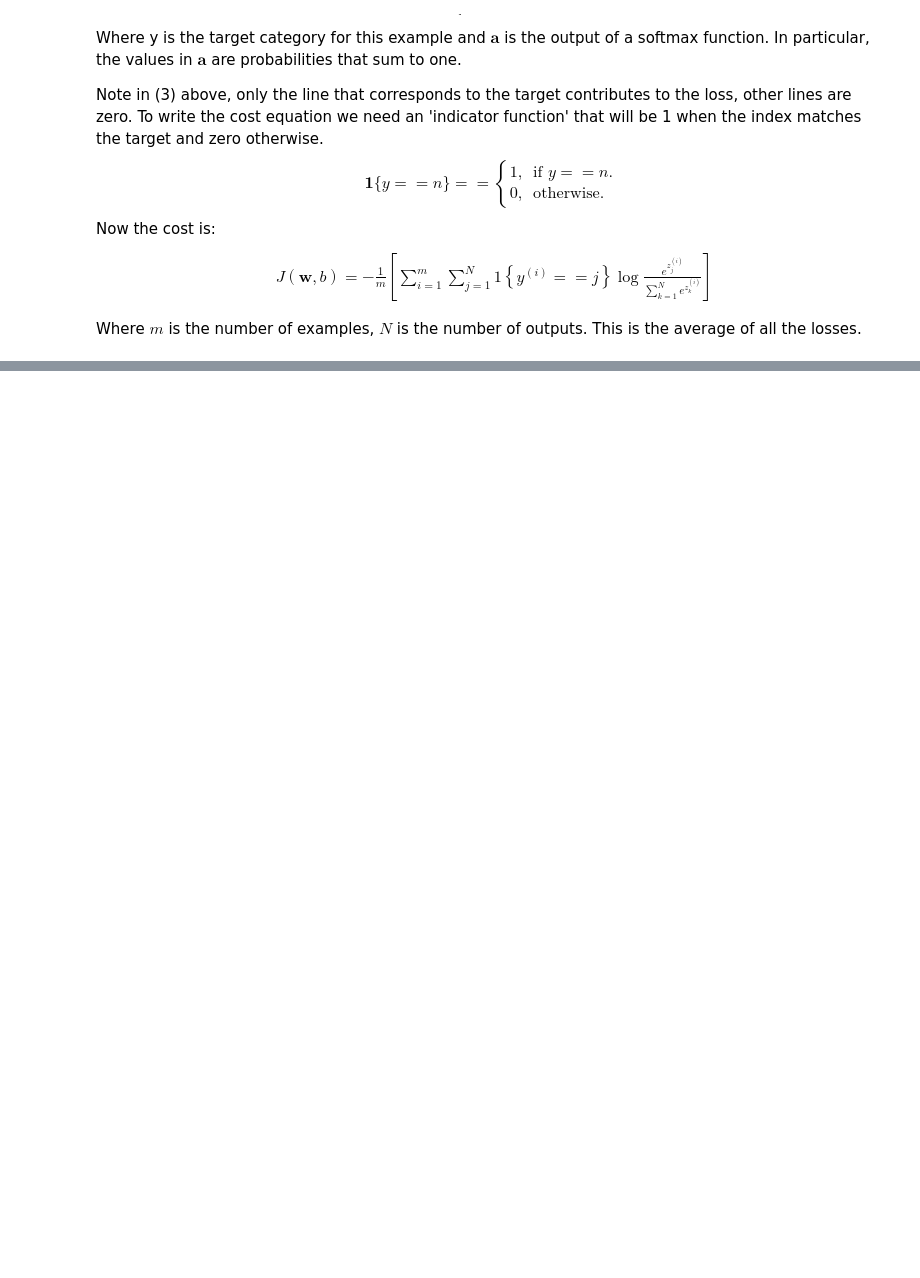
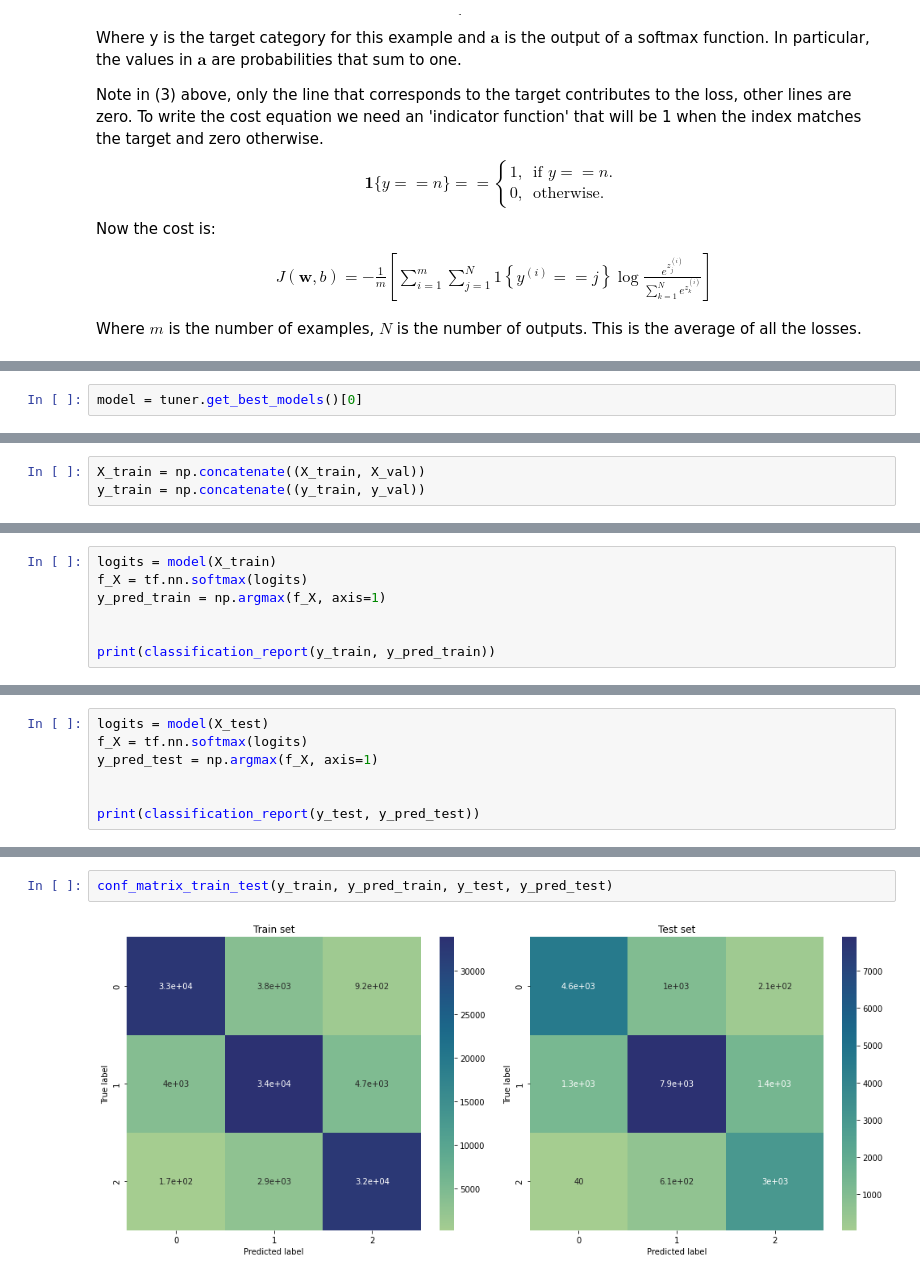
Before and after one commit to Wronsmin/ML_Project, a Jupyter notebook: src/NN.ipynb, the cells around one changed output, grey strips where cells are left out. Saved outputs shown, nothing was run; the diff lists cells and outputs as text; blank space fills up the shorter version.

```diff
--- a/src/NN.ipynb
+++ b/src/NN.ipynb
@@ -601,0 +740,2 @@ tf.Tensor(
+# %%
+model = tuner.get_best_models()[0]
@@ -601,0 +783,3 @@ tf.Tensor(
+# %%
+X_train = np.concatenate((X_train, X_val))
+y_train = np.concatenate((y_train, y_val))
@@ -601,0 +790,7 @@ tf.Tensor(
+# %%
+logits = model(X_train)
+f_X = tf.nn.softmax(logits)
+y_pred_train = np.argmax(f_X, axis=1)
+
+
+print(classification_report(y_train, y_pred_train))
@@ -601,0 +807,7 @@ tf.Tensor(
+# %%
+logits = model(X_test)
+f_X = tf.nn.softmax(logits)
+y_pred_test = np.argmax(f_X, axis=1)
+
+
+print(classification_report(y_test, y_pred_test))
@@ -601,0 +824,4 @@ tf.Tensor(
+# %%
+conf_matrix_train_test(y_train, y_pred_train, y_test, y_pred_test)
+# %% [output]
+[figure, added]
```
Also changed, not shown: parts of 58 cells of this notebook.
